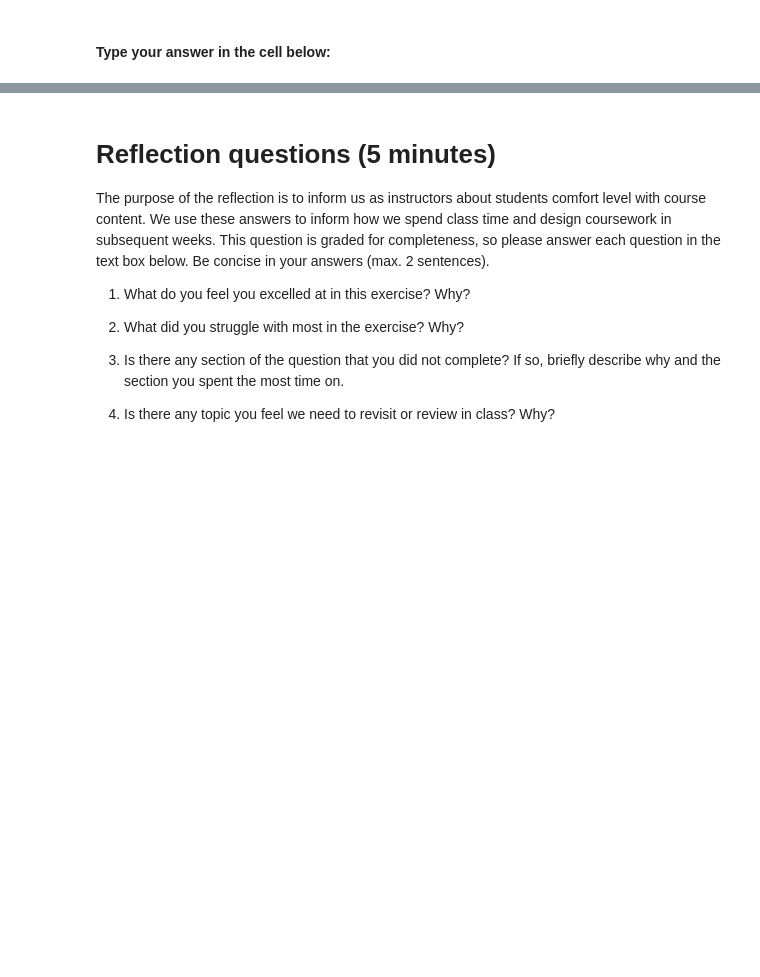
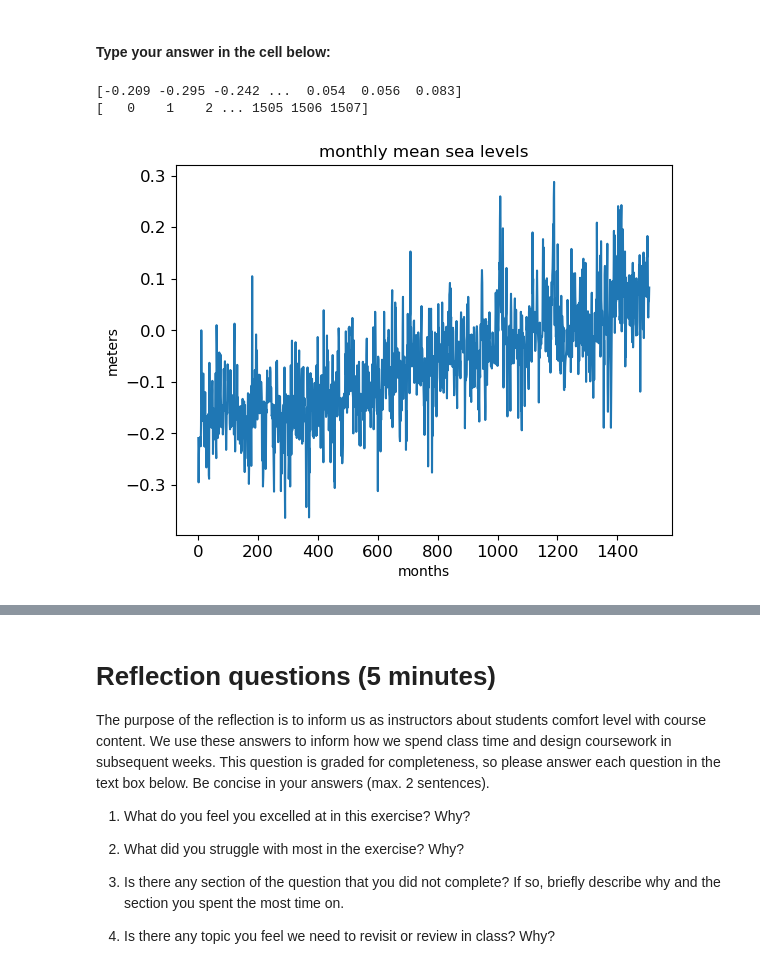
Before and after one commit to zoemae/week5_inclass, a Jupyter notebook: group_activity4.ipynb, the cells around one changed output, grey strips where cells are left out. Cells and saved outputs as stored; diff of their text form; code cells hidden in the pictures; blank space fills up the shorter version.

```diff
--- a/group_activity4.ipynb
+++ b/group_activity4.ipynb
@@ -123,2 +140,31 @@ months = ""
+# %%
+# your code
+import numpy as np
+msl = np.genfromtxt("noaa_seattle_sea_levels.txt", dtype=float,delimiter=None,skip_header=6,usecols=2)
+print(msl)
+
+months = np.arange(0,len(msl))
+print(months)
+
+# answer variables
+msl = msl
+months = months
+
+# print your answers below
+'''
+print("1. Sea level is increasing over time in seattle; it does seem like a lot. 2. I think there is a seasonal variation in sea level, due to regional sea level changes from ocean ciruclation and possibly also the tides.3. I would focus on how sea level is increasing overall, with the peaks getting higher and the lows getting less low.")
+'''
+
+# create your plot
+import matplotlib.pyplot as plt
+fig,axs = plt.subplots()
+axs.plot(months, msl)
+axs.set_title('monthly mean sea levels')
+axs.set(xlabel = 'months',ylabel = 'meters')
+axs.tick_params(axis='both', labelsize=12)
+# %% [output]
+[-0.209 -0.295 -0.242 ...  0.054  0.056  0.083]
+[   0    1    2 ... 1505 1506 1507]
+[figure, added]
 # %%
 grader.check("Question 2")
```
Also changed, not shown: parts of 8 cells of this notebook, 1 other file.
